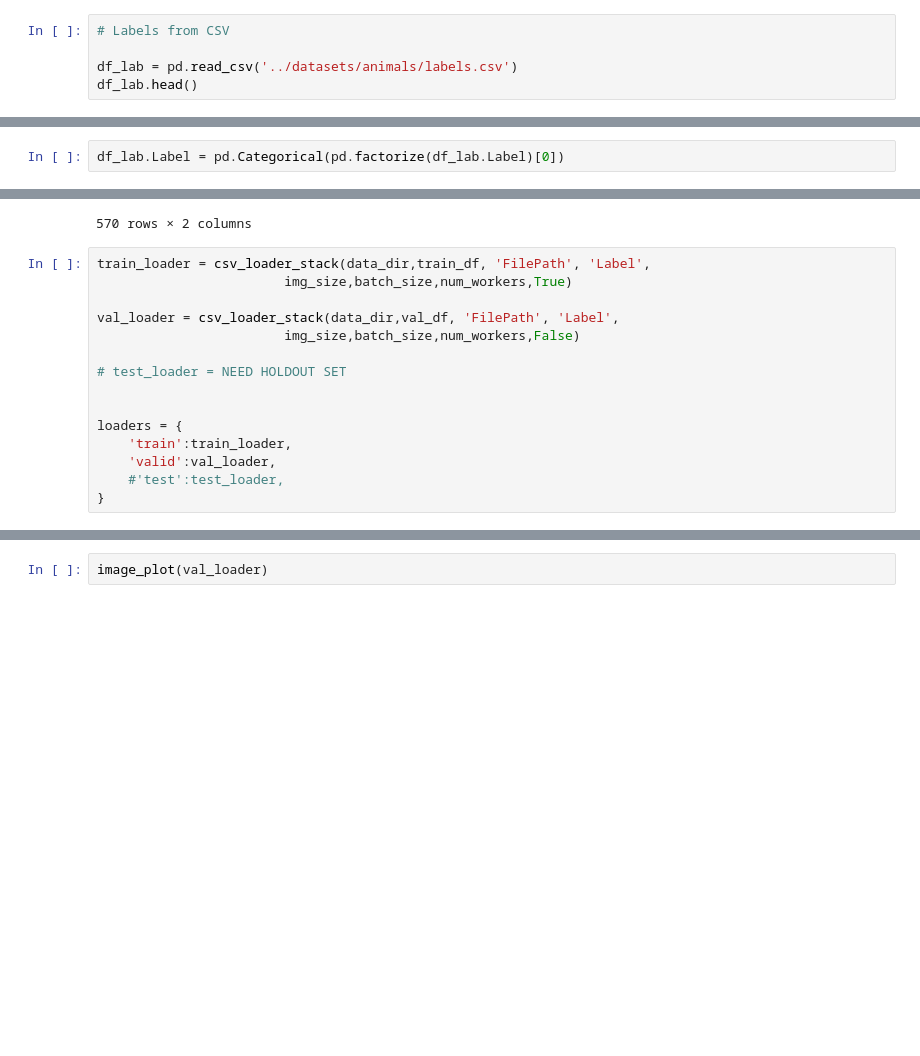
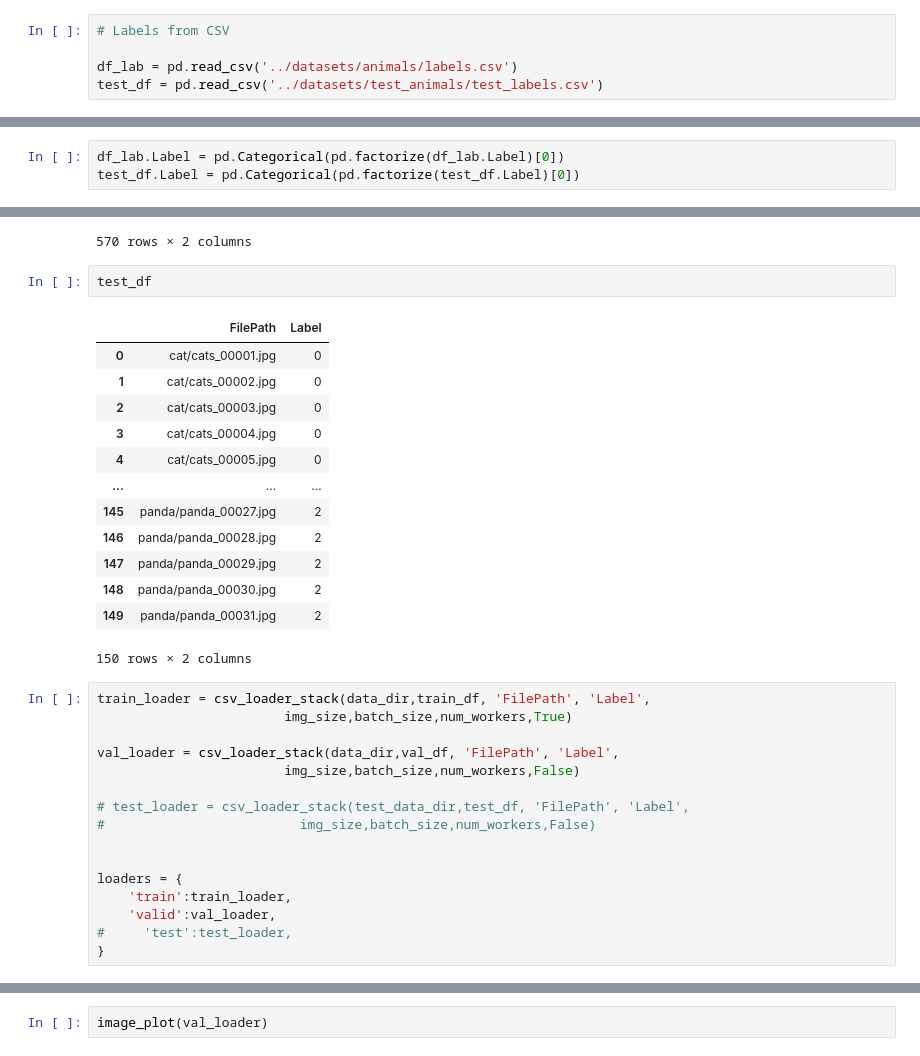
Before and after one commit to sagecodes/cnn-pytorch-starter, a Jupyter notebook: 00_animal_test_csv_load.ipynb, the cells around one changed output, grey strips where cells are left out. Cells and saved outputs as stored; diff of their text form; blank space fills up the shorter version.

```diff
--- a/00_animal_test_csv_load.ipynb
+++ b/00_animal_test_csv_load.ipynb
@@ -42,4 +39,4 @@ import torch
 # Labels from CSV
 
 df_lab = pd.read_csv('../datasets/animals/labels.csv')
-df_lab.head()
+test_df = pd.read_csv('../datasets/test_animals/test_labels.csv')
@@ -53,2 +43,3 @@ df_lab.head()
 # %%
 df_lab.Label = pd.Categorical(pd.factorize(df_lab.Label)[0])
+test_df.Label = pd.Categorical(pd.factorize(test_df.Label)[0])
@@ -144,6 +100,22 @@ val_df
 | 568 | dogs/dogs_00903.jpg | 1 |
 | 569 | panda/panda_00996.jpg | 2 |
 570 rows × 2 columns
+# %%
+test_df
+# %% [output]
+|  | FilePath | Label |
+| 0 | cat/cats_00001.jpg | 0 |
+| 1 | cat/cats_00002.jpg | 0 |
+| 2 | cat/cats_00003.jpg | 0 |
+| 3 | cat/cats_00004.jpg | 0 |
+| 4 | cat/cats_00005.jpg | 0 |
+| ... | ... | ... |
+| 145 | panda/panda_00027.jpg | 2 |
+| 146 | panda/panda_00028.jpg | 2 |
+| 147 | panda/panda_00029.jpg | 2 |
+| 148 | panda/panda_00030.jpg | 2 |
+| 149 | panda/panda_00031.jpg | 2 |
+150 rows × 2 columns
 # %%
 train_loader = csv_loader_stack(data_dir,train_df, 'FilePath', 'Label',
                         img_size,batch_size,num_workers,True)
@@ -151,11 +123,12 @@ train_loader = csv_loader_stack(data_dir,train_df, 'FilePath', 'Label',
 val_loader = csv_loader_stack(data_dir,val_df, 'FilePath', 'Label',
                         img_size,batch_size,num_workers,False)
 
-# test_loader = NEED HOLDOUT SET
+# test_loader = csv_loader_stack(test_data_dir,test_df, 'FilePath', 'Label',
+#                         img_size,batch_size,num_workers,False)
 
 
 loaders = {
     'train':train_loader,
     'valid':val_loader,
-    #'test':test_loader,
+#     'test':test_loader,
 }
```
Also changed, not shown: parts of 16 cells of this notebook.
